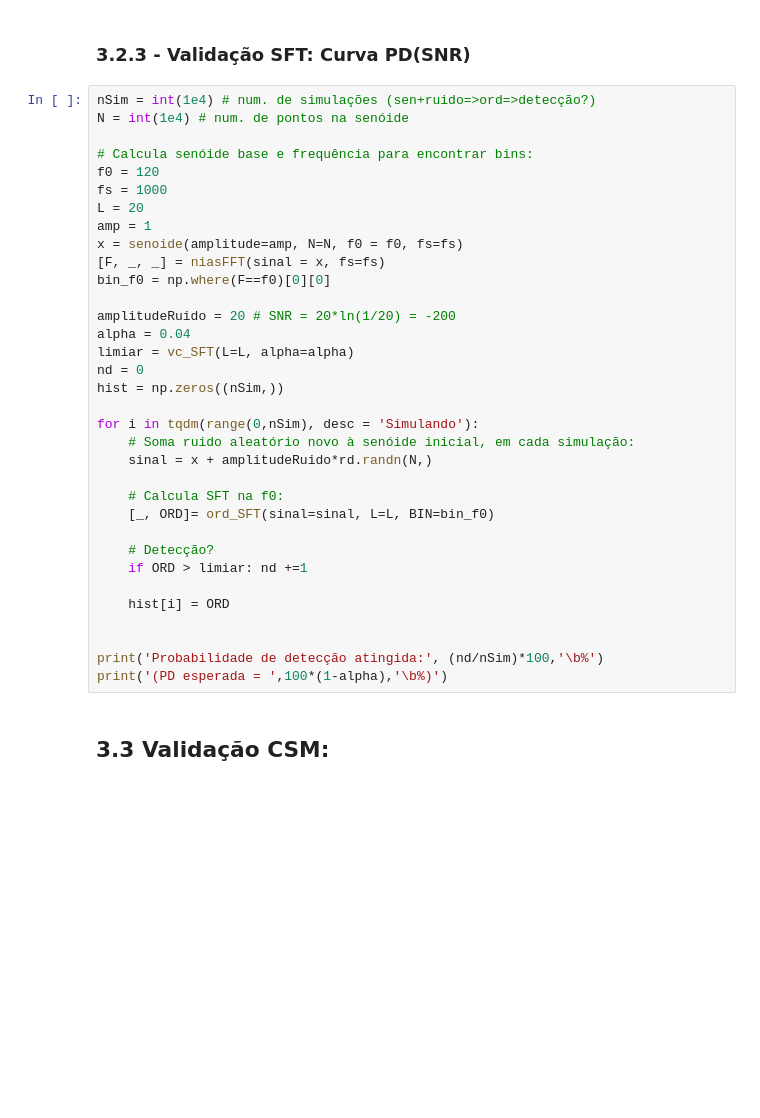
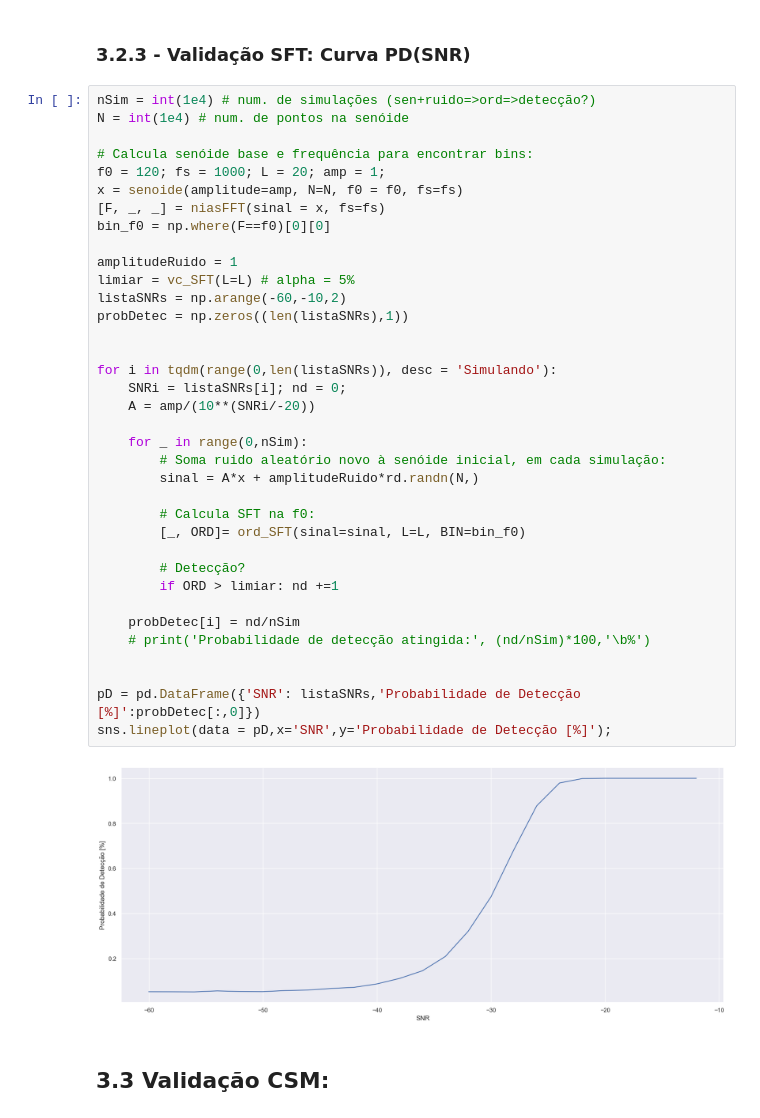
Before and after one commit to Alexandre-Caldeira/detection-theory-101, a Jupyter notebook: comCalma.ipynb, the cells around one changed output. Saved outputs shown, nothing was run; the diff lists cells and outputs as text; blank space fills up the shorter version.

```diff
--- a/comCalma.ipynb
+++ b/comCalma.ipynb
@@ -436,37 +436,41 @@ Probabilidade de detecção atingida: 85.56%
 # %%
 nSim = int(1e4) # num. de simulações (sen+ruido=>ord=>detecção?)
 N = int(1e4) # num. de pontos na senóide
 
 # Calcula senóide base e frequência para encontrar bins:
-f0 = 120
-fs = 1000
-L = 20
-amp = 1
+f0 = 120; fs = 1000; L = 20; amp = 1;
 x = senoide(amplitude=amp, N=N, f0 = f0, fs=fs)
 [F, _, _] = niasFFT(sinal = x, fs=fs)
 bin_f0 = np.where(F==f0)[0][0]
 
-amplitudeRuido = 20 # SNR = 20*ln(1/20) = -200
-alpha = 0.04
-limiar = vc_SFT(L=L, alpha=alpha)
-nd = 0
-hist = np.zeros((nSim,))
-
-for i in tqdm(range(0,nSim), desc = 'Simulando'):
-    # Soma ruido aleatório novo à senóide inicial, em cada simulação:
-    sinal = x + amplitudeRuido*rd.randn(N,)
-
-    # Calcula SFT na f0:
-    [_, ORD]= ord_SFT(sinal=sinal, L=L, BIN=bin_f0)
-
-    # Detecção?
-    if ORD > limiar: nd +=1
-
-    hist[i] = ORD
+amplitudeRuido = 1
+limiar = vc_SFT(L=L) # alpha = 5%
+listaSNRs = np.arange(-60,-10,2)
+probDetec = np.zeros((len(listaSNRs),1))
 
 
-print('Probabilidade de detecção atingida:', (nd/nSim)*100,'\b%')
-print('(PD esperada = ',100*(1-alpha),'\b%)')
+for i in tqdm(range(0,len(listaSNRs)), desc = 'Simulando'):
+    SNRi = listaSNRs[i]; nd = 0;
+    A = amp/(10**(SNRi/-20))
+
+    for _ in range(0,nSim):
+        # Soma ruido aleatório novo à senóide inicial, em cada simulação:
+        sinal = A*x + amplitudeRuido*rd.randn(N,)
+
+        # Calcula SFT na f0:
+        [_, ORD]= ord_SFT(sinal=sinal, L=L, BIN=bin_f0)
+
+        # Detecção?
+        if ORD > limiar: nd +=1
+
+    probDetec[i] = nd/nSim
+    # print('Probabilidade de detecção atingida:', (nd/nSim)*100,'\b%')
+
+
+pD = pd.DataFrame({'SNR': listaSNRs,'Probabilidade de Detecção [%]':probDetec[:,0]})
+sns.lineplot(data = pD,x='SNR',y='Probabilidade de Detecção [%]');
+# %% [output]
+[figure, added]
 # %% [markdown]
 ## 3.3 Validação CSM:
 # %% [markdown]
```
